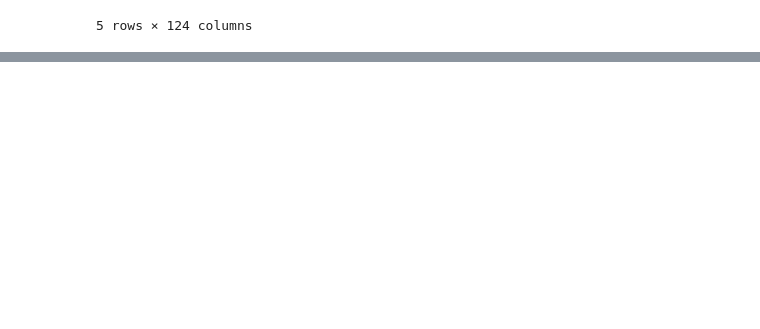
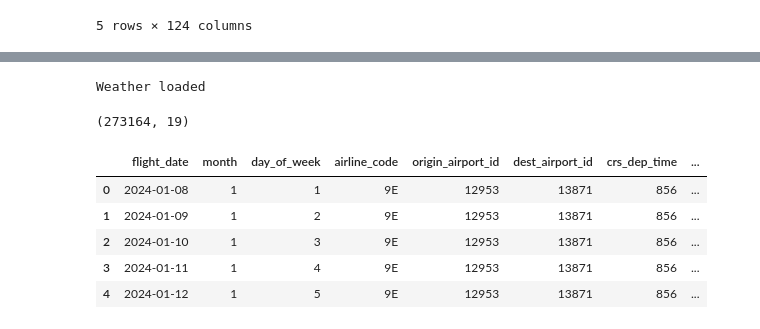
Before and after one commit to rohan-kumarm/flight-delay-predictor, a Jupyter notebook: Untitled.ipynb, the cells around one changed output, grey strips where cells are left out. Saved outputs shown, nothing was run; the diff lists cells and outputs as text; code cells hidden in the pictures; blank space fills up the shorter version.

```diff
--- a/Untitled.ipynb
+++ b/Untitled.ipynb
@@ -133,0 +225,20 @@ weather_df.head()
+# %%
+from sqlalchemy import create_engine
+engine = create_engine("postgresql+psycopg2://localhost/flight_delay_db")
+
+airports_lookup = pd.read_sql("SELECT airport_id, airport_code FROM airports", engine)
+
+daily_weather = daily_weather.merge(airports_lookup, on="airport_code", how="left")
+
+daily_weather = daily_weather.rename(columns={
+    "DATE": "weather_date",
+    "DailyPrecipitation": "precipitation",
+    "DailyAverageDryBulbTemperature": "avg_temp",
+    "DailyMaximumDryBulbTemperature": "max_temp",
+    "DailyMinimumDryBulbTemperature": "min_temp",
+    "DailySnowfall": "snowfall",
+    "DailyAverageWindSpeed": "avg_wind_speed"
+})[["airport_id", "weather_date", "precipitation", "avg_temp", "max_temp", "min_temp", "snowfall", "avg_wind_speed"]]
+
+print(daily_weather.shape)
+daily_weather.head()
@@ -133,0 +293,27 @@ weather_df.head()
+# %%
+daily_weather.to_sql("weather", engine, if_exists="append", index=False)
+print("Weather loaded")
+# %% [output]
+Weather loaded
+# %%
+query = """
+SELECT f.flight_date, f.month, f.day_of_week, f.airline_code,
+       f.origin_airport_id, f.dest_airport_id, f.crs_dep_time, f.crs_arr_time,
+       f.crs_elapsed_time, f.distance, f.cancelled, f.diverted, f.arr_del15,
+       w.precipitation, w.avg_temp, w.max_temp, w.min_temp, w.snowfall, w.avg_wind_speed
+FROM flights f
+JOIN weather w ON f.origin_airport_id = w.airport_id AND f.flight_date = w.weather_date
+WHERE f.cancelled = false AND f.diverted = false
+"""
+
+model_df = pd.read_sql(query, engine)
+print(model_df.shape)
+model_df.head()
+# %% [output]
+(273164, 19)
+|  | flight_date | month | day_of_week | airline_code | origin_airport_id | dest_airport_id | crs_dep_time | ... |
+| 0 | 2024-01-08 | 1 | 1 | 9E | 12953 | 13871 | 856 | ... |
+| 1 | 2024-01-09 | 1 | 2 | 9E | 12953 | 13871 | 856 | ... |
+| 2 | 2024-01-10 | 1 | 3 | 9E | 12953 | 13871 | 856 | ... |
+| 3 | 2024-01-11 | 1 | 4 | 9E | 12953 | 13871 | 856 | ... |
+| 4 | 2024-01-12 | 1 | 5 | 9E | 12953 | 13871 | 856 | ... |
```
Also changed, not shown: parts of 17 cells of this notebook.
